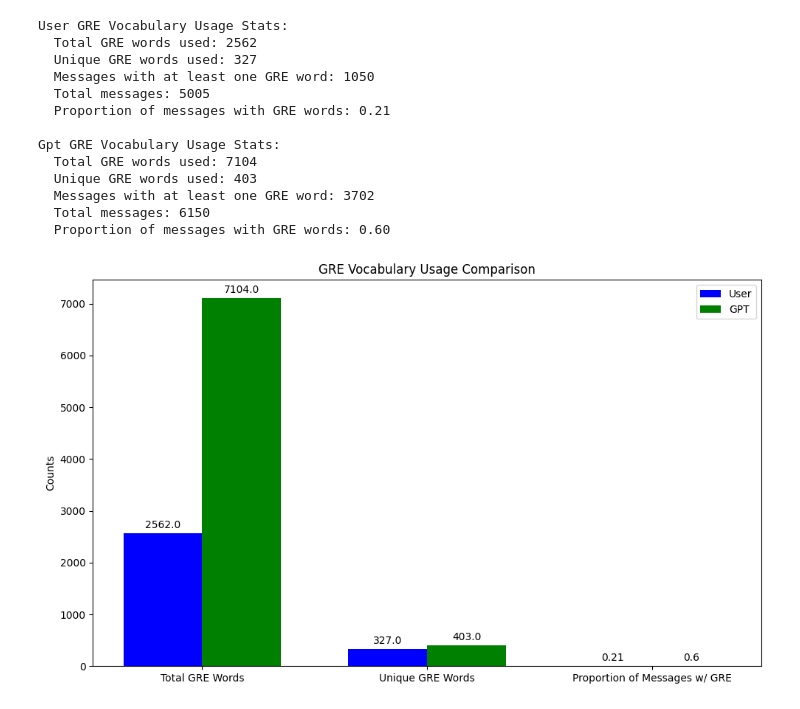
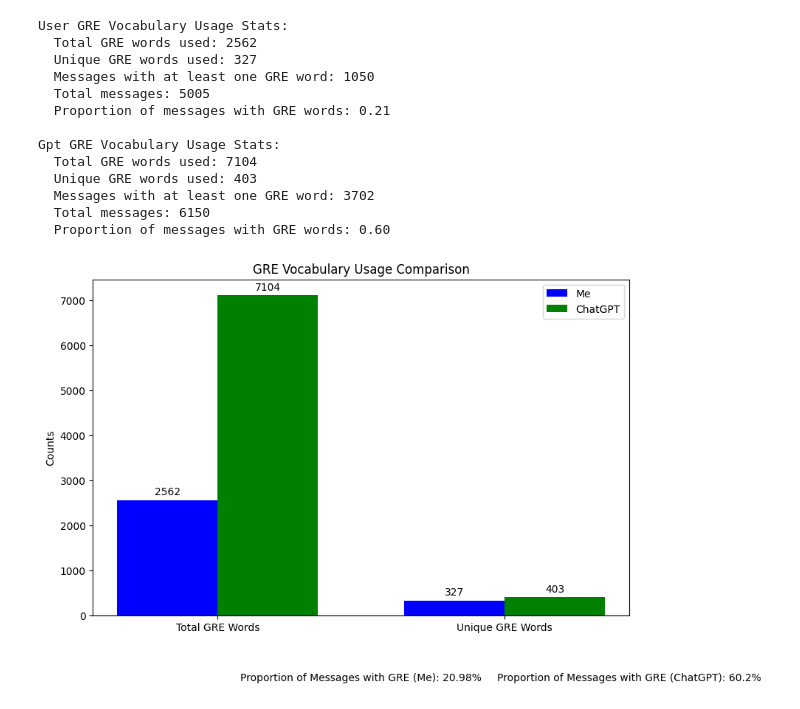
Before and after one commit to Ellysian/CS210-Project, a Jupyter notebook: analyze.ipynb, the cells around one changed output. Saved outputs shown, nothing was run; the diff lists cells and outputs as text; code cells hidden in the pictures.

```diff
--- a/analyze.ipynb
+++ b/analyze.ipynb
@@ -1036,6 +1024,7 @@ nltk.download('vader_lexicon')
 [nltk_data]   Package vader_lexicon is already up-to-date!
 True
 # %%
+# Sentiment trend over time
 import json
 from nltk.sentiment import SentimentIntensityAnalyzer
 import matplotlib.pyplot as plt
@@ -1098,7 +1087,10 @@ for i, author in enumerate(authors_of_interest, 1):
     plt.scatter(timestamps, sentiments, marker='o')
     plt.xlabel('Time')
     plt.ylabel('Sentiment Score')
-    plt.title(f"{author.capitalize()}'s Sentiment Trend Over Time")
+    if author == 'user':
+        plt.title("My Sentiment Trend Over Time")
+    elif author == 'assistant':
+        plt.title("ChatGPT's Sentiment Trend Over Time")
     plt.xticks(rotation=45)
 
 plt.tight_layout()
@@ -1340,21 +1335,20 @@ Gpt GRE Vocabulary Usage Stats:
   Total messages: 6150
   Proportion of messages with GRE words: 0.60
 # %%
+# Plot the GRE stats
 import matplotlib.pyplot as plt
 
 # Assuming 'stats' is the dictionary obtained from the gre_vocab_usage_stats function
 
 # Create lists for plotting
-labels = ['Total GRE Words', 'Unique GRE Words', 'Proportion of Messages w/ GRE']
+labels = ['Total GRE Words', 'Unique GRE Words']
 user_values = [
     stats['user']['total_gre_words'],
-    stats['user']['unique_gre_words'],
-    round(stats['user']['proportion_with_gre'], 2)  # Decrease precision to two digits after the decimal point
+    stats['user']['unique_gre_words']
 ]
 gpt_values = [
     stats['gpt']['total_gre_words'],
-    stats['gpt']['unique_gre_words'],
-    round(stats['gpt']['proportion_with_gre'], 2)  # Decrease precision to two digits after the decimal point
+    stats['gpt']['unique_gre_words']
 ]
 
 x = range(len(labels))  # the label locations
@@ -1364,33 +1358,40 @@ fig, ax = plt.subplots(figsize=(10, 6))
 
 # Define the width of the bars
 bar_width = 0.35
 
 # Plot bars for user and GPT
-rects1 = ax.bar(x, user_values, bar_width, label='User', color='blue')
-rects2 = ax.bar([p + bar_width for p in x], gpt_values, bar_width, label='GPT', color='green')
+rects1 = ax.bar(x, user_values, bar_width, label='Me', color='blue')
+rects2 = ax.bar([p + bar_width for p in x], gpt_values, bar_width, label='ChatGPT', color='green')
 
 # Add some text for labels, title, and custom x-axis tick labels, etc.
 ax.set_ylabel('Counts')
 ax.set_title('GRE Vocabulary Usage Comparison')
 ax.set_xticks([p + bar_width / 2 for p in x])
 ax.set_xticklabels(labels)
 ax.legend()
 
 # Label the values on the bars
 def autolabel(rects):
     for rect in rects:
         height = rect.get_height()
         ax.annotate('{}'.format(height),
                     xy=(rect.get_x() + rect.get_width() / 2, height),
                     xytext=(0, 3),  # 3 points vertical offset
                     textcoords="offset points",
                     ha='center', va='bottom')
 
 autolabel(rects1)
 autolabel(rects2)
 
+# Add proportion as a text annotation
+user_proportion = round(stats['user']['proportion_with_gre'] * 100, 2)  # Convert proportion to percentage
+gpt_proportion = round(stats['gpt']['proportion_with_gre'] * 100, 2)  # Convert proportion to percentage
+
+ax.text(0.5, -0.2, f"Proportion of Messages with GRE (Me): {user_proportion}%", transform=ax.transAxes, ha='center', va='bottom', fontsize=10)
+ax.text(1, -0.2, f"Proportion of Messages with GRE (ChatGPT): {gpt_proportion}%", transform=ax.transAxes, ha='center', va='bottom', fontsize=10)
+
 # Show the plot
 plt.tight_layout()
 plt.show()
 # %% [output]
-[figure, old version]
+[figure, new version]
```
Also changed, not shown: parts of 43 cells of this notebook.
